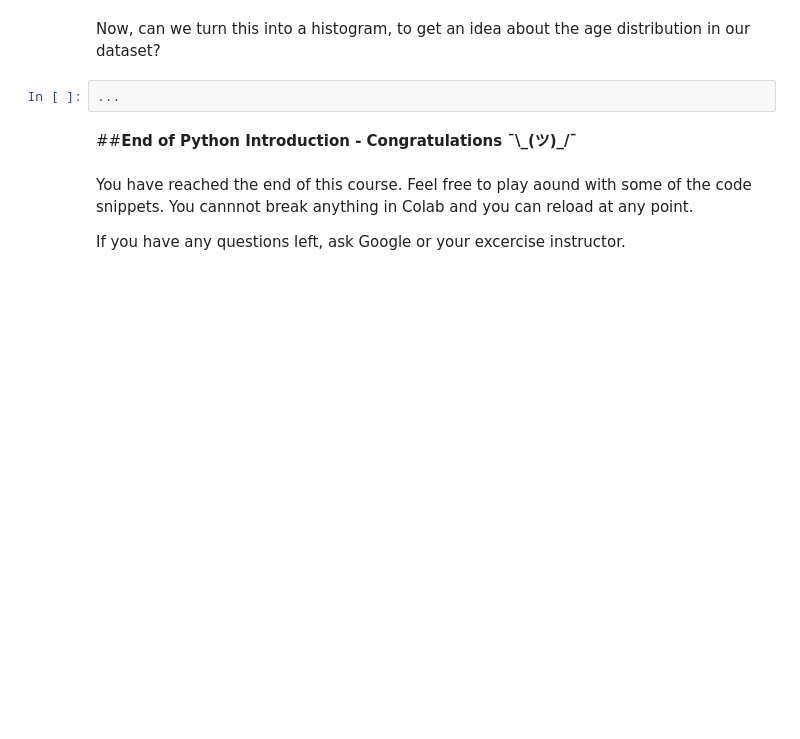
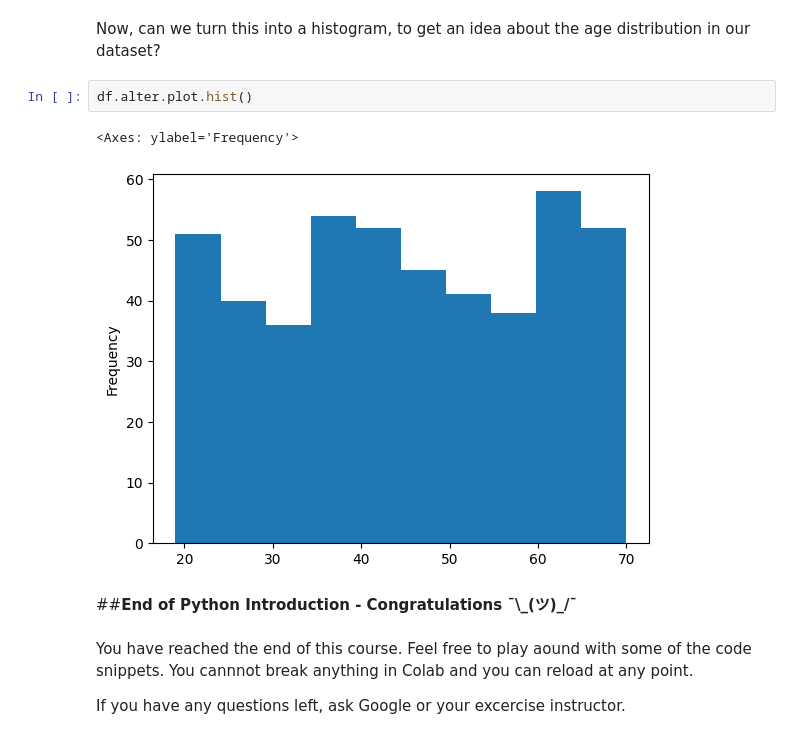
Before and after one commit to td-dot/EWF, a Jupyter notebook: EWF_Python_Introduction_Course.ipynb, the cells around one changed output. Drawn from its saved outputs; the diff is of its cells as text; blank space fills up the shorter version.

```diff
--- a/EWF_Python_Introduction_Course.ipynb
+++ b/EWF_Python_Introduction_Course.ipynb
@@ -275,7 +386,10 @@ Pandas can also help visualizing data.Try to create a normal bar plot for age.
 # %% [markdown]
 Now, can we turn this into a histogram, to get an idea about the age distribution in our dataset?
-# %%
-...
+# %%
+df.alter.plot.hist()
+# %% [output]
+<Axes: ylabel='Frequency'>
+[figure, added]
 # %% [markdown]
 ##**End of Python Introduction - Congratulations ¯\\\_(ツ)\_/¯**
 # %% [markdown]
```
Also changed, not shown: parts of 39 cells of this notebook.
